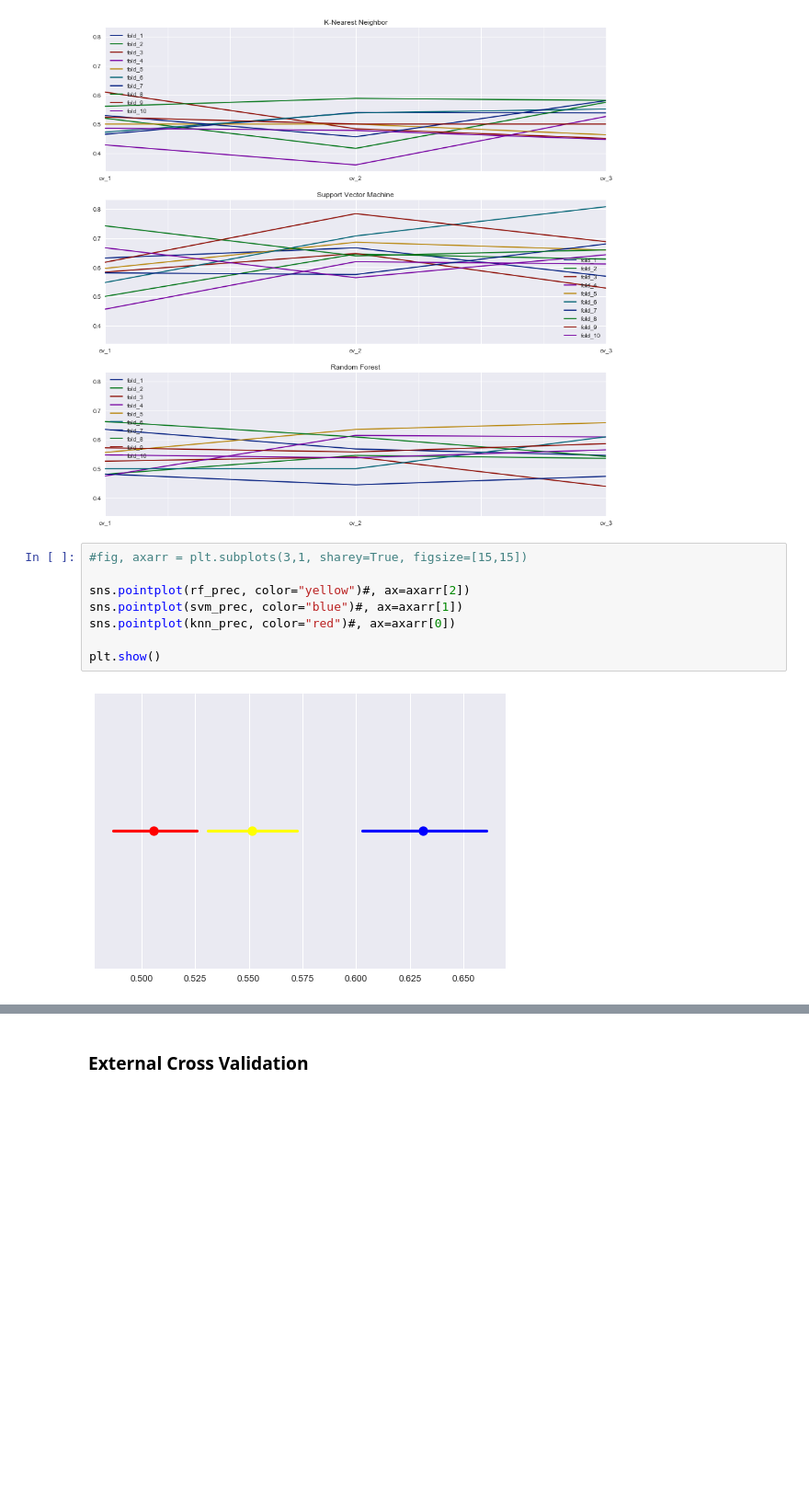
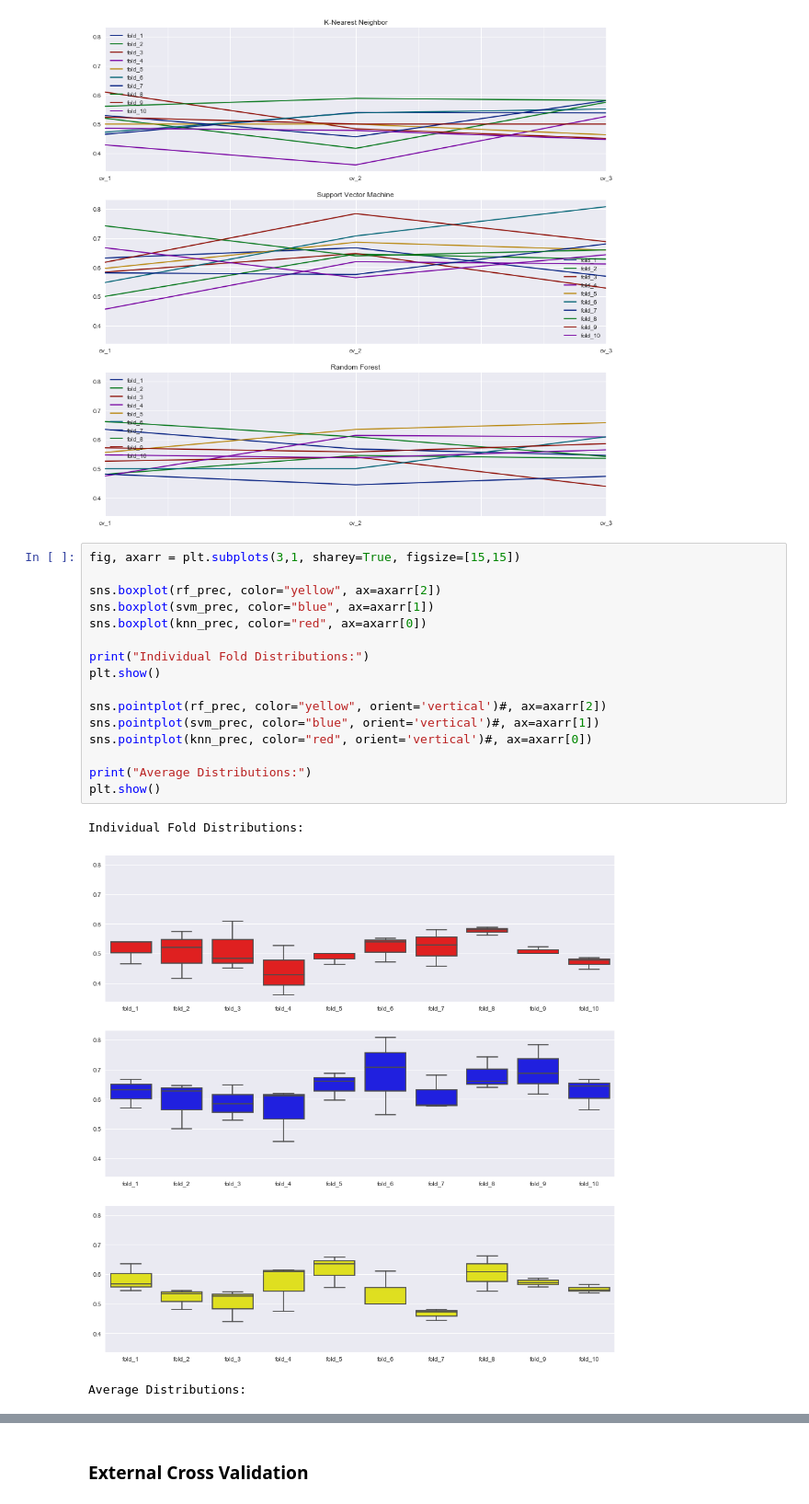
Before and after one commit to GriffinLane/DataMining-Lab2, a Jupyter notebook: Lab 2.ipynb, the cells around one changed output, grey strips where cells are left out. Shown at 92% size. Saved outputs shown, nothing was run; the diff lists cells and outputs as text; blank space fills up the shorter version.

```diff
--- a/Lab 2.ipynb
+++ b/Lab 2.ipynb
@@ -469,12 +469,22 @@ plt.show()
 # %% [output]
 [figure]
 # %%
-#fig, axarr = plt.subplots(3,1, sharey=True, figsize=[15,15])
+fig, axarr = plt.subplots(3,1, sharey=True, figsize=[15,15])
 
-sns.pointplot(rf_prec, color="yellow")#, ax=axarr[2])
-sns.pointplot(svm_prec, color="blue")#, ax=axarr[1])
-sns.pointplot(knn_prec, color="red")#, ax=axarr[0])
+sns.boxplot(rf_prec, color="yellow", ax=axarr[2])
+sns.boxplot(svm_prec, color="blue", ax=axarr[1])
+sns.boxplot(knn_prec, color="red", ax=axarr[0])
 
+print("Individual Fold Distributions:")
 plt.show()
+
+sns.pointplot(rf_prec, color="yellow", orient='vertical')#, ax=axarr[2])
+sns.pointplot(svm_prec, color="blue", orient='vertical')#, ax=axarr[1])
+sns.pointplot(knn_prec, color="red", orient='vertical')#, ax=axarr[0])
+
+print("Average Distributions:")
+plt.show()
 # %% [output]
+Individual Fold Distributions:
-[figure, old version]
+[figure, new version]
+Average Distributions:
```
Also changed, not shown: parts of 1 cell of this notebook.
